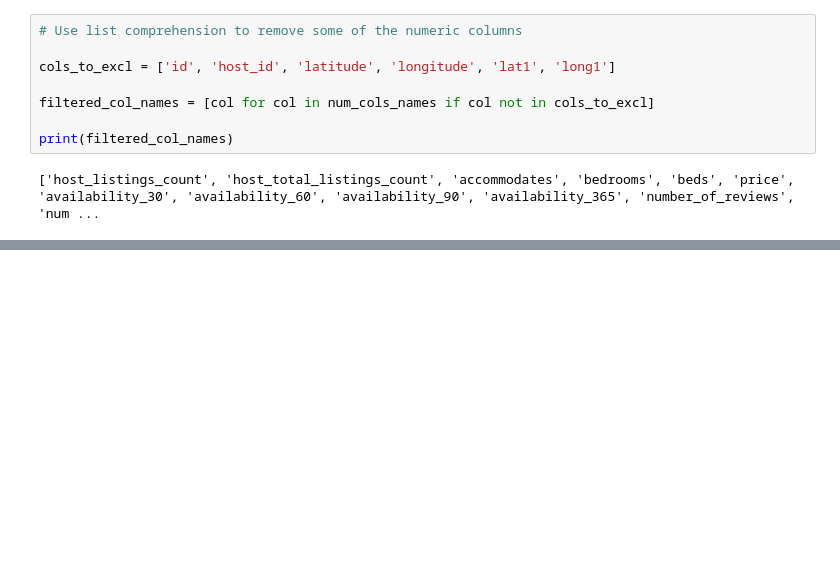
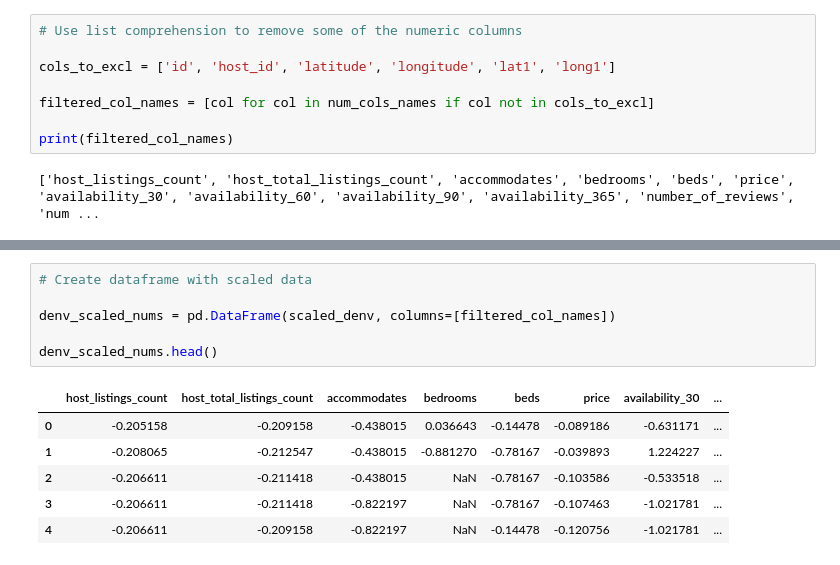
Before and after one commit to mmccanse/L3, a Jupyter notebook: data_prep_mm.ipynb, the cells around one changed output, grey strips where cells are left out. Cells and saved outputs as stored; diff of their text form; blank space fills up the shorter version.

Commit message:
scaled data

```diff
--- a/data_prep_mm.ipynb
+++ b/data_prep_mm.ipynb
@@ -193,0 +206,13 @@ AttributeError: 'numpy.ndarray' object has no attribute 'head'
+# %%
+# Create dataframe with scaled data
+
+denv_scaled_nums = pd.DataFrame(scaled_denv, columns=[filtered_col_names])
+
+denv_scaled_nums.head()
+# %% [output]
+|  | host_listings_count | host_total_listings_count | accommodates | bedrooms | beds | price | availability_30 | ... |
+| 0 | -0.205158 | -0.209158 | -0.438015 | 0.036643 | -0.14478 | -0.089186 | -0.631171 | ... |
+| 1 | -0.208065 | -0.212547 | -0.438015 | -0.881270 | -0.78167 | -0.039893 | 1.224227 | ... |
+| 2 | -0.206611 | -0.211418 | -0.438015 | NaN | -0.78167 | -0.103586 | -0.533518 | ... |
+| 3 | -0.206611 | -0.211418 | -0.822197 | NaN | -0.78167 | -0.107463 | -1.021781 | ... |
+| 4 | -0.206611 | -0.209158 | -0.822197 | NaN | -0.14478 | -0.120756 | -1.021781 | ... |
```
Also changed, not shown: parts of 1 cell of this notebook.
